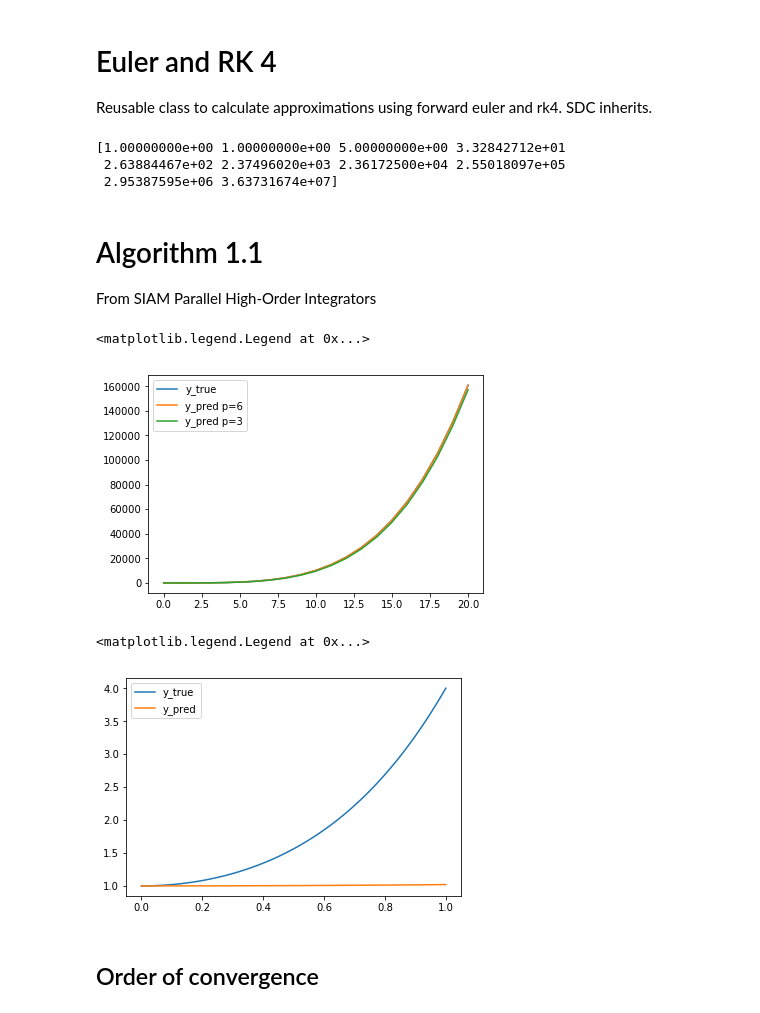
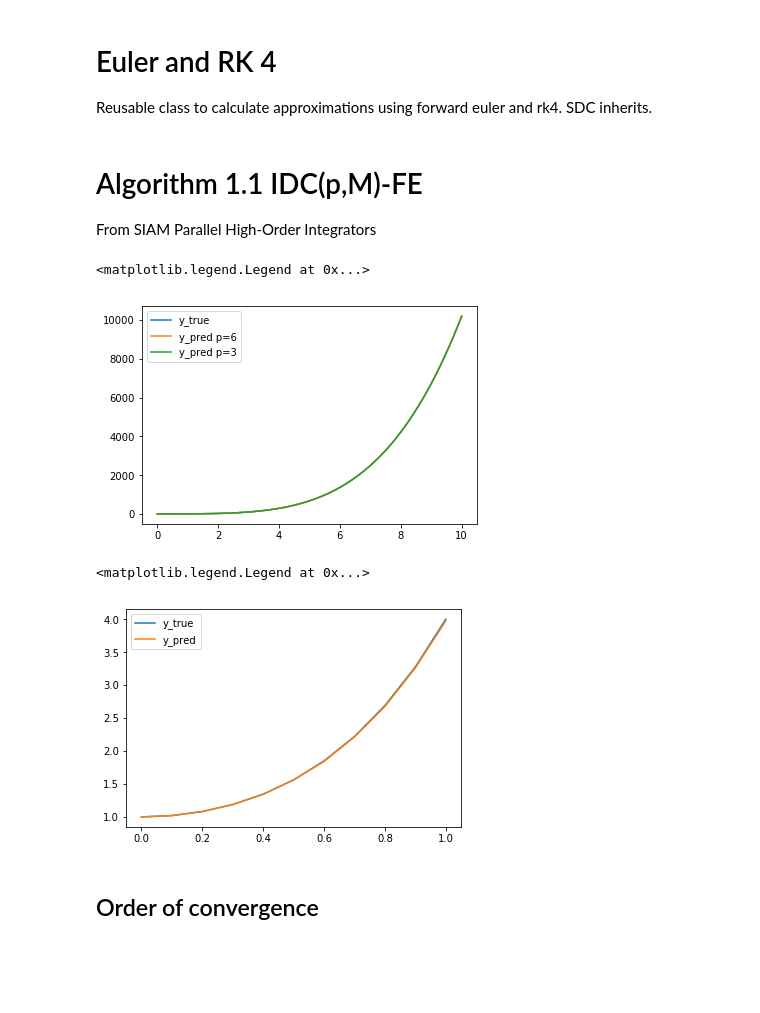
Before and after one commit to turbulencelover/time-integration-solvers, a Jupyter notebook: SolversPY.ipynb, the cells around one changed output. Saved outputs shown, nothing was run; the diff lists cells and outputs as text; code cells hidden in the pictures; blank space fills up the shorter version.

```diff
--- a/SolversPY.ipynb
+++ b/SolversPY.ipynb
@@ -57,23 +55,20 @@ y_pred = SchemesPy(v_field=dy_dt,
                    stop=10,
                    h=1,
                    init_conditions=1).euler()[1]
-print(y_pred)
-# %% [output]
-[1.00000000e+00 1.00000000e+00 5.00000000e+00 3.32842712e+01
- 2.63884467e+02 2.37496020e+03 2.36172500e+04 2.55018097e+05
- 2.95387595e+06 3.63731674e+07]
 # %% [markdown]
-# Algorithm 1.1
+# Algorithm 1.1 IDC(p,M)-FE
 From SIAM Parallel High-Order Integrators
 # %%
-def idc_forward_euler(a,b,alpha, N, p, f):
+def idc_fe(a,b,alpha, N, p, f):
     """Perform IDCp-FE
-    Input: (a,b) endpoints; alpha ics; N #intervals; p order.
+    Input: (a,b) endpoints; alpha ics; N #intervals; p order; f vector field.
     Require: N divisible by M=p-1, with JM=N. M is #corrections.
     Return: eta_sol
     """
 
     # Initialise, J intervals of size M
+    if not type(N) is int:
+        raise TypeError('N must be integer')
     M = p-1
     if N % M !=0:
         raise Exception('p-1 does not divide N')
@@ -102,51 +97,54 @@ def idc_forward_euler(a,b,alpha, N, p, f):
             t[j,m] = (j*M+m)*dt
             eta[0,j,m+1] = eta[0,j,m] + dt*f(t[j,m],eta[0,j,m])
 
+
         # Correction Loops
         for l in range(1,M+1):
             eta[l,j,0] = eta[l-1,j,0]
             for m in range(M):
                 # Error equation, Forward Euler
-                eta[l,j,m+1] = eta[l,j,m] + dt*(f(t[j,m],eta[l,j,m])-f(t[j,m],eta[l-1,j,m]) + dt*reduce(lambda x,y: x+y,
-                [S[m,i]*f(t[j,i],eta[l-1,j,i]) for i in range(M)]))
+                term1 = dt*(f(t[j,m],eta[l,j,m])-f(t[j,m],eta[l-1,j,m]))
+                term2 = dt*np.sum([ S[m,i] * f(t[j,i],eta[l-1,j,i]) for i in range(M)])
+                eta[l,j,m+1] = eta[l,j,m] + term1 + term2
 
 
         eta_sol[j*M+1:(j+1)*M +1] = eta[M,j,1:]
         if j != J-1:
             eta_overlaps[j+1] = eta[M,j,M]
+
     return eta_sol
 # %%
 dy_dt = lambda t, y : 4*t*np.sqrt(y)
 y = lambda t: y0*(1+t**2)**2
 y0=1
 
-N=20
-a,b = 0,20
+N=200
+a,b = 0,10
 times = np.linspace(a,b,N+1)
 
 # a, b , alpha, N, p
-y_preds = [idc_forward_euler(a,b, y0, N, p, dy_dt) for p in [6,3]]
+y_preds = [idc_fe(a,b, y0, N, p, dy_dt) for p in [6,3]]
 # since 5 and 2 divide 10
 y_true = [y(t) for t in times]
 
 
 plt.plot(times,y_true)
 plt.plot(times, y_preds[0])
 plt.plot(times, y_preds[1])
 plt.legend(['y_true','y_pred p=6', 'y_pred p=3'])
 # %% [output]
 <matplotlib.legend.Legend at 0x...>
-[figure, old version]
+[figure, new version]
 # %%
-times2 = np.linspace(0, 1, 101)
+times2 = np.linspace(0, 1, 11)
 # a, b , alpha, N, p
-y_pred = idc_forward_euler(0,1,1,100,6, dy_dt)
+y_pred = idc_fe(0,1,1,10,3, dy_dt)
 y_true = [y(t) for t in times2]
 plt.plot(times2, y_true, times2, y_pred)
 plt.legend(['y_true', 'y_pred'])
 # %% [output]
 <matplotlib.legend.Legend at 0x...>
-[figure, old version]
+[figure, new version]
 # %% [markdown]
 ## Order of convergence
 # %%
```
Also changed, not shown: parts of 17 cells of this notebook.
